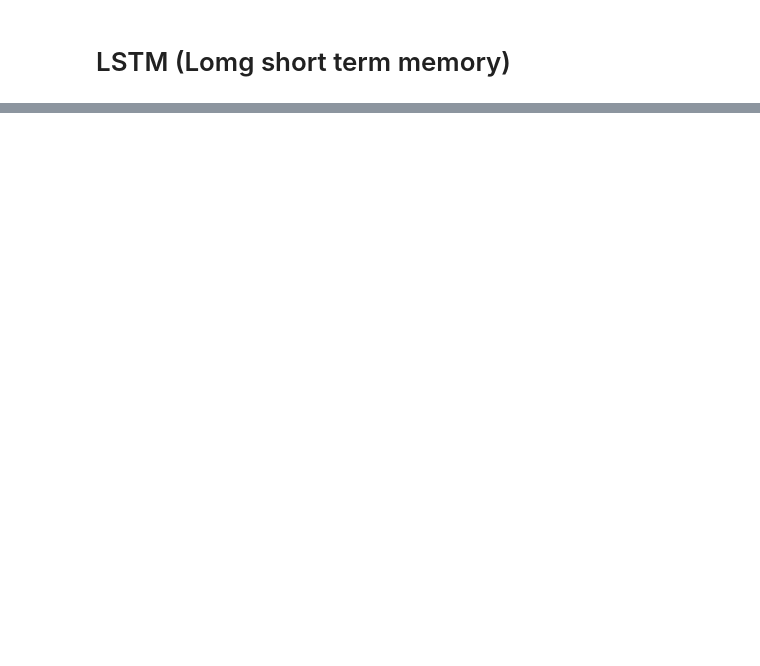
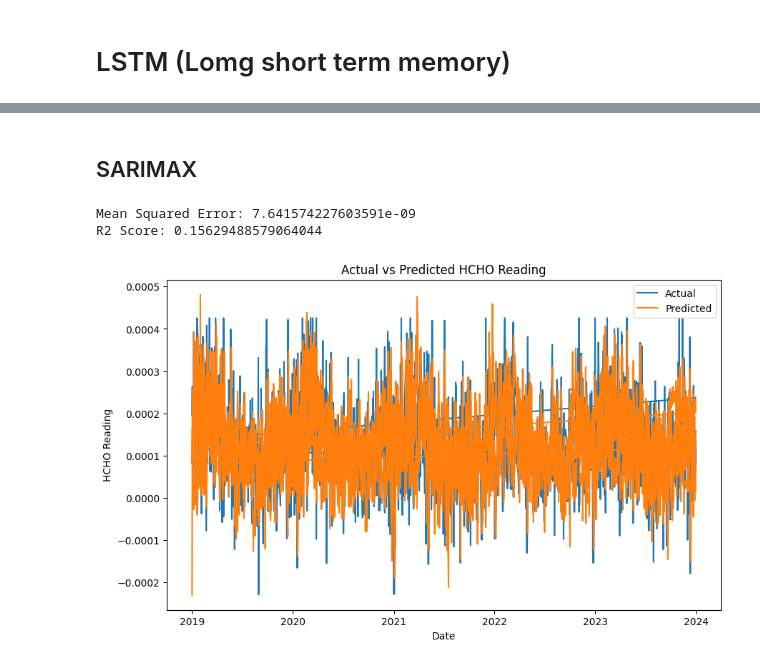
Before and after one commit to NinaAbeyratne/Analysing_HCHO_gas_in_Sri_Lanka, a Jupyter notebook: Spatio_Temporal_Analysis_part_2.ipynb, the cells around one changed output, grey strips where cells are left out. Cells and saved outputs as stored; diff of their text form; code cells hidden in the pictures; blank space fills up the shorter version.

Commit message:
Final SARIMAX model Training

```diff
--- a/Spatio_Temporal_Analysis_part_2.ipynb
+++ b/Spatio_Temporal_Analysis_part_2.ipynb
@@ -616,44 +548,33 @@ plt.show()
+# %% [markdown]
+## SARIMAX
 # %%
-import pandas as pd
-import numpy as np
-from statsmodels.tsa.statespace.sarimax import SARIMAX
-from sklearn.metrics import mean_squared_error, r2_score
-import matplotlib.pyplot as plt
+# Define exogenous variables (features)
+exog_vars = merged_data_with_altitude_population[['PRCP', 'TAVG', 'Altitude(m)', 'Population']]
 
-# Assuming your DataFrame is named 'merged_data_with_altitude_population'
-# Assuming 'City' column contains the names of cities you want to predict HCHO values for
-# Assuming you want to predict HCHO values for each city separately
+# Define and fit the SARIMAX model with exogenous variables
+model = SARIMAX(merged_data_with_altitude_population['HCHO_reading'], exog=exog_vars, order=(1, 1, 1), seasonal_order=(1, 1, 1, 12))
+model_fit = model.fit(disp=False)
 
-cities = merged_data_with_altitude_population['City'].unique()
+# Make predictions
+predictions = model_fit.predict(start=0, end=len(merged_data_with_altitude_population) - 1, exog=exog_vars, dynamic=False)
 
-for city in cities:
-    city_df = merged_data_with_altitude_population[merged_data_with_altitude_population['City'] == city]
+# Calculate mean squared error and R2 score
+mse = mean_squared_error(merged_data_with_altitude_population['HCHO_reading'], predictions)
+r2 = r2_score(merged_data_with_altitude_population['HCHO_reading'], predictions)
+print("Mean Squared Error:", mse)
+print("R2 Score:", r2)
 
-    # Splitting data into train and test sets (80% train, 20% test)
-    train_size = int(len(city_df) * 0.8)
-    train, test = city_df.iloc[:train_size], city_df.iloc[train_size:]
-
-    # Define and fit the SARIMAX model
-    model = SARIMAX(train['HCHO_reading'], order=(1, 1, 1), seasonal_order=(1, 1, 1, 12))
-    model_fit = model.fit(disp=False)
-
-    # Make predictions
-    predictions = model_fit.predict(start=len(train), end=len(train) + len(test) - 1, dynamic=False)
-
-    # Calculate mean squared error and R2 score
-    mse = mean_squared_error(test['HCHO_reading'], predictions)
-    r2 = r2_score(test['HCHO_reading'], predictions)
-    print(f"For {city}:")
-    print(f"Mean Squared Error: {mse}")
-    print(f"R2 Score: {r2}")
-
-    # Plot actual vs predicted
-    plt.figure(figsize=(10, 6))
-    plt.plot(test.index, test['HCHO_reading'], label='Actual')
-    plt.plot(test.index, predictions, label='Predicted')
-    plt.title(f'{city} - Actual vs Predicted HCHO Reading')
-    plt.xlabel('Date')
-    plt.ylabel('HCHO Reading')
-    plt.legend()
-    plt.show()
+# Plot actual vs predicted
+plt.figure(figsize=(10, 6))
+plt.plot(merged_data_with_altitude_population.index, merged_data_with_altitude_population['HCHO_reading'], label='Actual')
+plt.plot(merged_data_with_altitude_population.index, predictions, label='Predicted')
+plt.title('Actual vs Predicted HCHO Reading')
+plt.xlabel('Date')
+plt.ylabel('HCHO Reading')
+plt.legend()
+plt.show()
+# %% [output]
+Mean Squared Error: 7.641574227603591e-09
+R2 Score: 0.15629488579064044
+[figure, added]
 # %%
```
Also changed, not shown: parts of 23 cells of this notebook.
